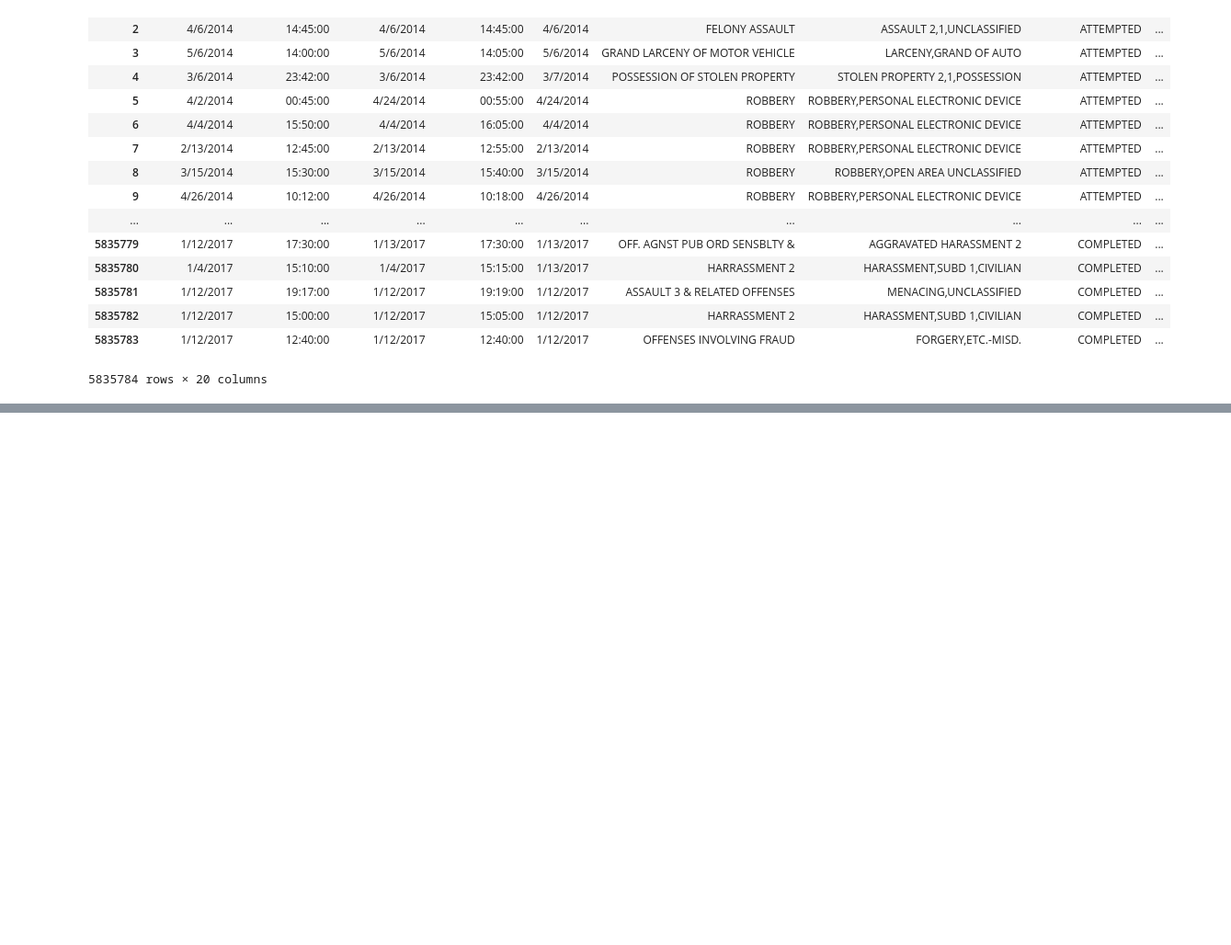
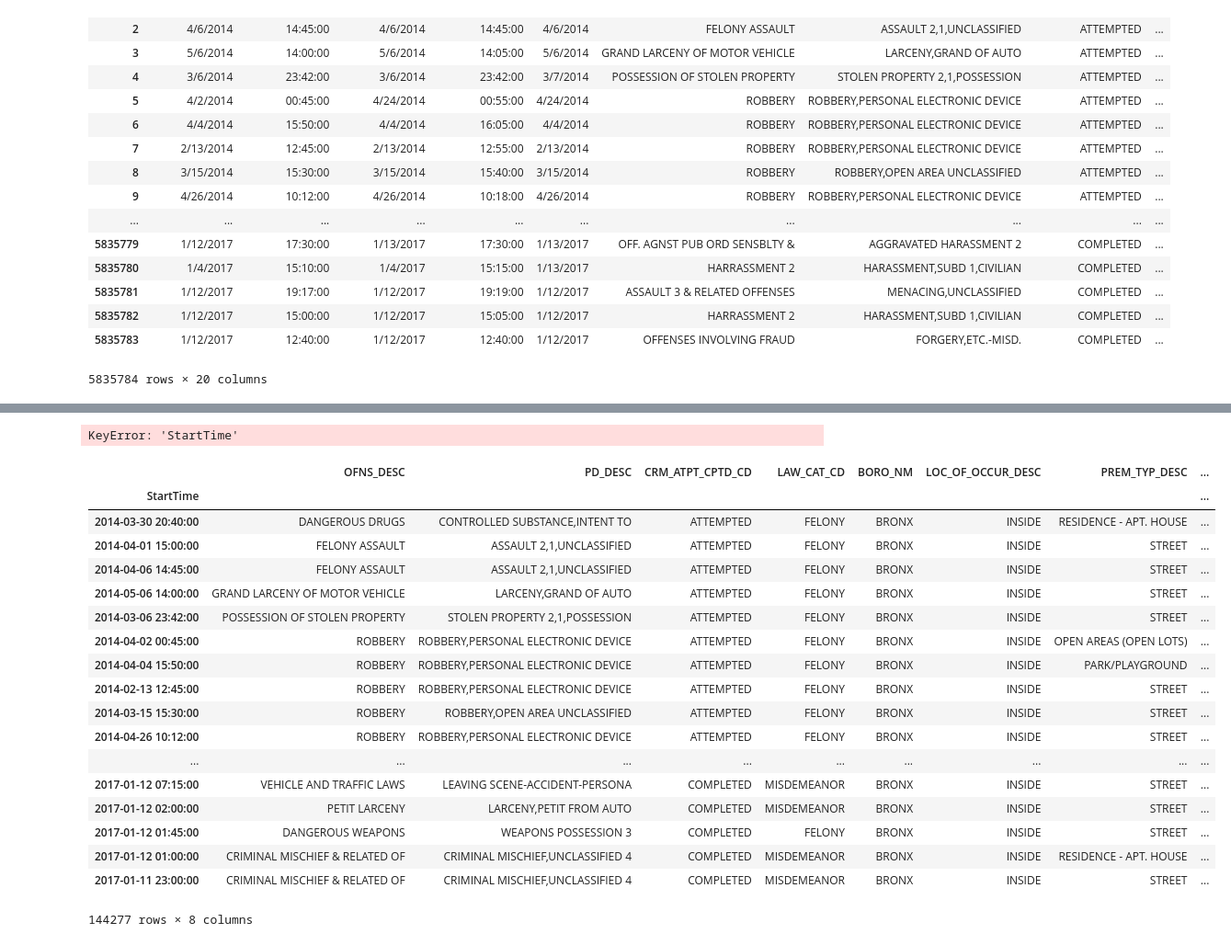
Before and after one commit to wilfy9249/Capstone-Fall-18, a Jupyter notebook: Python Notebook/Data_Filter_for_model_selection.ipynb, the cells around one changed output, grey strips where cells are left out. Shown: that part at 92% size. Cells and saved outputs as stored; diff of their text form; code cells hidden in the pictures; blank space fills up the shorter version.

Commit message:
Data_Filter for model selection

```diff
--- a/Python Notebook/Data_Filter_for_model_selection.ipynb
+++ b/Python Notebook/Data_Filter_for_model_selection.ipynb
@@ -52,0 +52,31 @@ crimes_original.drop['CMPLNT_FR_DT','CMPLNT_TO_DT',]
+# %%
+"""Create a datetime index of times that crimes were reported to have been committed"""
+
+dfCopy = crimes_original.copy()
+def eliminate_dates(x):
+    if x[2] > '2050':
+        x = None
+    elif x[2] < '2010':
+        x = None
+    else:
+        aa= '/'.join(x)
+        return (aa)
+
+#get dummy columns for crime categories
+#dfCopy = dfCopy.join(dfCopy['LAW_CAT_CD'].str.get_dummies())
+
+#dfCopy = dfCopy.join(dfCopy['BORO_NM'].str.get_dummies())
+
+#Create index with DateTime
+dfCopy['CMPLNT_FR_DT'] = dfCopy['CMPLNT_FR_DT'].str.split("/")
+dfCopy['CMPLNT_FR_DT'] = dfCopy['CMPLNT_FR_DT'].apply(lambda x: eliminate_dates(x))
+
+#Combing date and time columns
+dfCopy['StartTime'] = dfCopy['CMPLNT_FR_DT'] +' '+dfCopy['CMPLNT_FR_TM']
+dfCopy['StartTime'] = pd.to_datetime(dfCopy['StartTime'])
+
+
+#set full date as index
+#dfCopy.set_index('StartTime', inplace=True)
+# %%
+dfCopy['Time_Day'] = 'none'
@@ -52,0 +94,30 @@ crimes_original.drop['CMPLNT_FR_DT','CMPLNT_TO_DT',]
+# %%
+if dfCopy['StartTime'] == '20':
+    dfCopy['Time_Day'] = 'Evening'
+# %% [output]
+KeyError: 'StartTime'
+# %%
+data = dfCopy.drop(['CMPLNT_FR_DT','CMPLNT_FR_TM','CMPLNT_TO_DT','CMPLNT_TO_TM','RPT_DT','ADDR_PCT_CD','Latitude','Longitude','Lat_Lon','Shape_Area','Shape_Leng','the_geom'],axis=1)
+# %%
+filter_data = filterData(data,'Precinct',44)
+filter_data
+# %% [output]
+|  | OFNS_DESC | PD_DESC | CRM_ATPT_CPTD_CD | LAW_CAT_CD | BORO_NM | LOC_OF_OCCUR_DESC | PREM_TYP_DESC | ... |
+| StartTime |  |  |  |  |  |  |  | ... |
+| 2014-03-30 20:40:00 | DANGEROUS DRUGS | CONTROLLED SUBSTANCE,INTENT TO | ATTEMPTED | FELONY | BRONX | INSIDE | RESIDENCE - APT. HOUSE | ... |
+| 2014-04-01 15:00:00 | FELONY ASSAULT | ASSAULT 2,1,UNCLASSIFIED | ATTEMPTED | FELONY | BRONX | INSIDE | STREET | ... |
+| 2014-04-06 14:45:00 | FELONY ASSAULT | ASSAULT 2,1,UNCLASSIFIED | ATTEMPTED | FELONY | BRONX | INSIDE | STREET | ... |
+| 2014-05-06 14:00:00 | GRAND LARCENY OF MOTOR VEHICLE | LARCENY,GRAND OF AUTO | ATTEMPTED | FELONY | BRONX | INSIDE | STREET | ... |
+| 2014-03-06 23:42:00 | POSSESSION OF STOLEN PROPERTY | STOLEN PROPERTY 2,1,POSSESSION | ATTEMPTED | FELONY | BRONX | INSIDE | STREET | ... |
+| 2014-04-02 00:45:00 | ROBBERY | ROBBERY,PERSONAL ELECTRONIC DEVICE | ATTEMPTED | FELONY | BRONX | INSIDE | OPEN AREAS (OPEN LOTS) | ... |
+| 2014-04-04 15:50:00 | ROBBERY | ROBBERY,PERSONAL ELECTRONIC DEVICE | ATTEMPTED | FELONY | BRONX | INSIDE | PARK/PLAYGROUND | ... |
+| 2014-02-13 12:45:00 | ROBBERY | ROBBERY,PERSONAL ELECTRONIC DEVICE | ATTEMPTED | FELONY | BRONX | INSIDE | STREET | ... |
+| 2014-03-15 15:30:00 | ROBBERY | ROBBERY,OPEN AREA UNCLASSIFIED | ATTEMPTED | FELONY | BRONX | INSIDE | STREET | ... |
+| 2014-04-26 10:12:00 | ROBBERY | ROBBERY,PERSONAL ELECTRONIC DEVICE | ATTEMPTED | FELONY | BRONX | INSIDE | STREET | ... |
+| ... | ... | ... | ... | ... | ... | ... | ... | ... |
+| 2017-01-12 07:15:00 | VEHICLE AND TRAFFIC LAWS | LEAVING SCENE-ACCIDENT-PERSONA | COMPLETED | MISDEMEANOR | BRONX | INSIDE | STREET | ... |
+| 2017-01-12 02:00:00 | PETIT LARCENY | LARCENY,PETIT FROM AUTO | COMPLETED | MISDEMEANOR | BRONX | INSIDE | STREET | ... |
+| 2017-01-12 01:45:00 | DANGEROUS WEAPONS | WEAPONS POSSESSION 3 | COMPLETED | FELONY | BRONX | INSIDE | STREET | ... |
+| 2017-01-12 01:00:00 | CRIMINAL MISCHIEF & RELATED OF | CRIMINAL MISCHIEF,UNCLASSIFIED 4 | COMPLETED | MISDEMEANOR | BRONX | INSIDE | RESIDENCE - APT. HOUSE | ... |
+| 2017-01-11 23:00:00 | CRIMINAL MISCHIEF & RELATED OF | CRIMINAL MISCHIEF,UNCLASSIFIED 4 | COMPLETED | MISDEMEANOR | BRONX | INSIDE | STREET | ... |
+144277 rows × 8 columns
```
Also changed, not shown: parts of 5 cells of this notebook.
